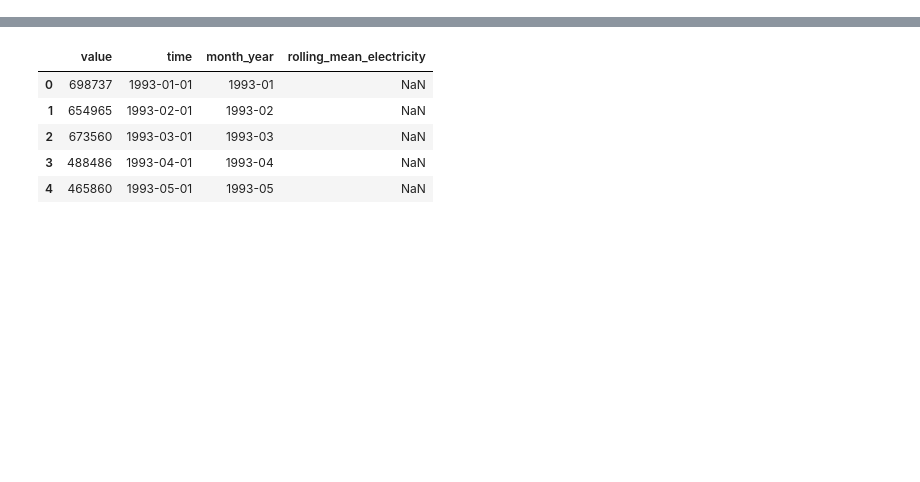
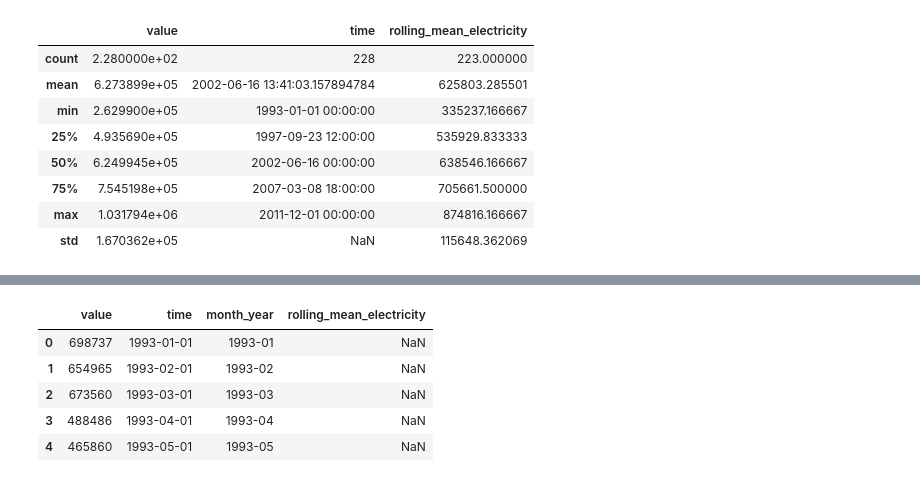
Before and after one commit to alexmakassiouk/ntnu-time-series, a Jupyter notebook: exploration.ipynb, the cells around one changed output, grey strips where cells are left out. Drawn from its saved outputs; the diff is of its cells as text; code cells hidden in the pictures; blank space fills up the shorter version.

```diff
--- a/exploration.ipynb
+++ b/exploration.ipynb
@@ -24,3 +36,15 @@ df_filtered_weather.reset_index(drop=True, inplace=True)
+# %%
+df_electricity.describe()
+# %% [output]
+|  | value | time | rolling_mean_electricity |
+| count | 2.280000e+02 | 228 | 223.000000 |
+| mean | 6.273899e+05 | 2002-06-16 13:41:03.157894784 | 625803.285501 |
+| min | 2.629900e+05 | 1993-01-01 00:00:00 | 335237.166667 |
+| 25% | 4.935690e+05 | 1997-09-23 12:00:00 | 535929.833333 |
+| 50% | 6.249945e+05 | 2002-06-16 00:00:00 | 638546.166667 |
+| 75% | 7.545198e+05 | 2007-03-08 18:00:00 | 705661.500000 |
+| max | 1.031794e+06 | 2011-12-01 00:00:00 | 874816.166667 |
+| std | 1.670362e+05 | NaN | 115648.362069 |
 # %%
 df_filtered_weather.head()
 # %% [output]
```
Also changed, not shown: parts of 7 cells of this notebook, 18 other files.
